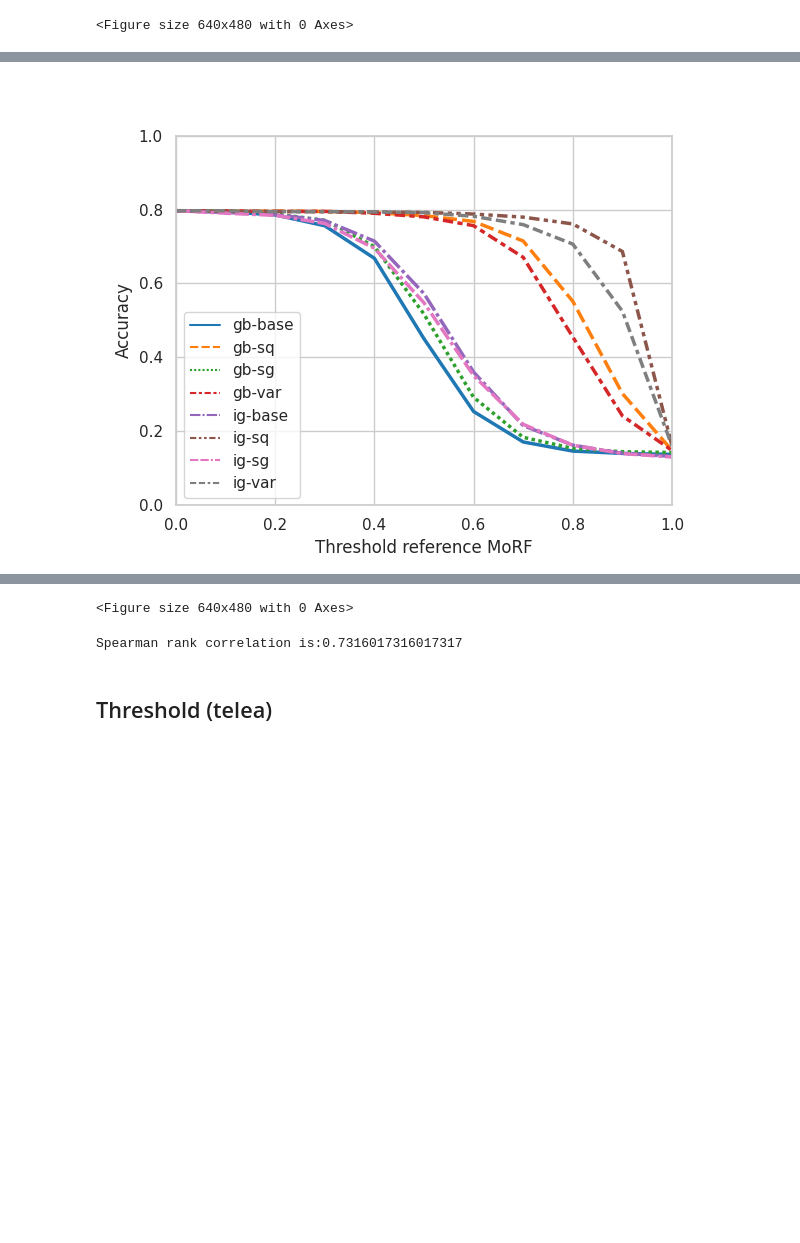
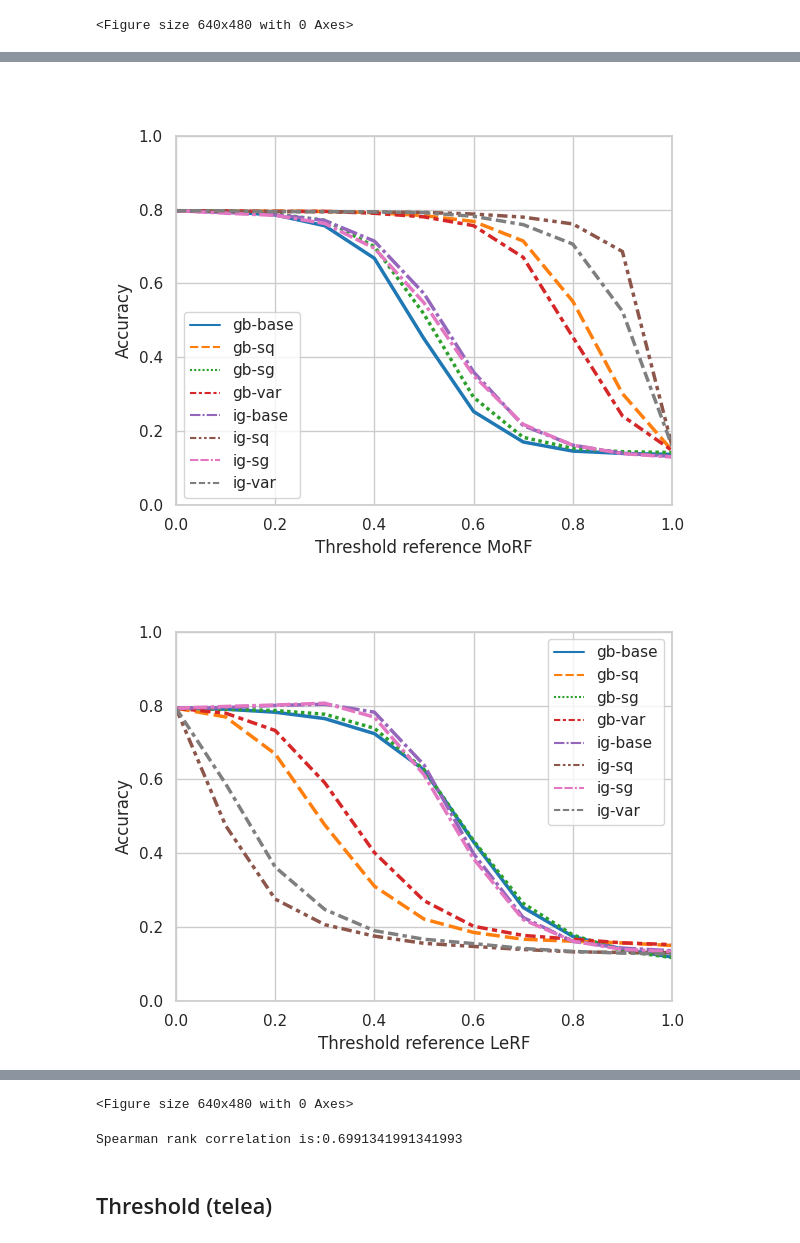
Before and after one commit to Mak-Ta-Reque/road_imputation, a Jupyter notebook: ResultReport_exp_8_explantions_threshold.ipynb, the cells around one changed output, grey strips where cells are left out. Cells and saved outputs as stored; diff of their text form; code cells hidden in the pictures; blank space fills up the shorter version.

```diff
--- a/ResultReport_exp_8_explantions_threshold.ipynb
+++ b/ResultReport_exp_8_explantions_threshold.ipynb
@@ -164,8 +164,9 @@ show_images(f'/workspaces/outputs/road_8_exp_mothods/threshold/plots')
 [figure]
 <Figure size 640x480 with 0 Axes>
 # %%
-plot_consistancy(averaged_accuracy_threshold_linear, morf=True, appraoch="linear", path=f'/workspaces/outputs/road_8_exp_mothods/threshold/plots')
+plot_consistancy(averaged_accuracy_threshold_linear, morf=True, appraoch="ns", path=f'/workspaces/outputs/road_8_exp_mothods/threshold/plots')
 show_images(f'/workspaces/outputs/road_8_exp_mothods/threshold/plots')
 # %% [output]
 [figure]
 [figure]
+[figure, added]
@@ -172,13 +174,13 @@ show_images(f'/workspaces/outputs/road_8_exp_mothods/threshold/plots')
 <Figure size 640x480 with 0 Axes>
 # %%
-ranking_lerf = ranker(averaged_accuracy_threshold_linear, morf=False, appraoch="telea")
+ranking_lerf = ranker(averaged_accuracy_threshold_linear, morf=False, appraoch="linear")
 
-ranking_morf = ranker(averaged_accuracy_threshold_linear, morf=True, appraoch="telea")
+ranking_morf = ranker(averaged_accuracy_threshold_linear, morf=True, appraoch="linear")
 import numpy as np
 score = calculate_spearman_morf_lerf(ranking_lerf, ranking_morf)
 print(f"Spearman rank correlation is:{np.mean(score)}")
 # %% [output]
-Spearman rank correlation is:0.7316017316017317
+Spearman rank correlation is:0.6991341991341993
 # %% [markdown]
 ## Threshold (telea)
 # %%
```
Also changed, not shown: parts of 3 cells of this notebook, 25 other files.
